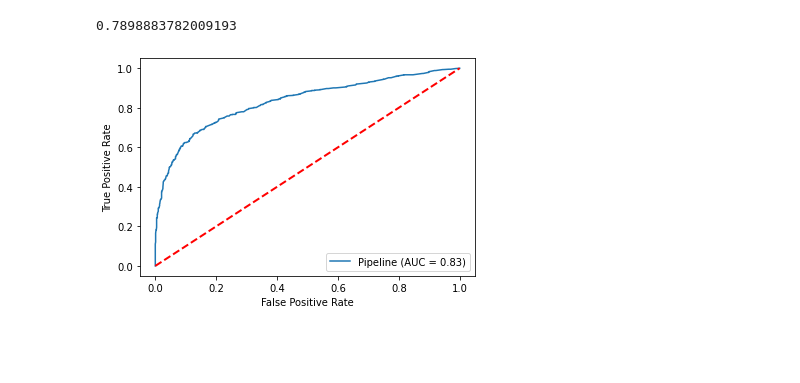
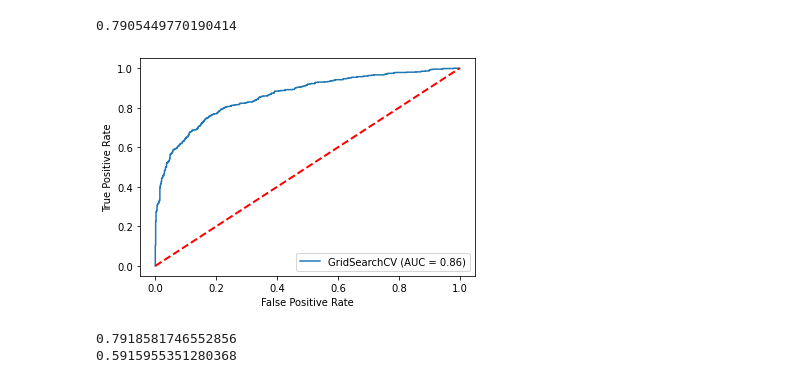
Before and after one commit to deanbgarlick/distaster_tweets_nlp_dataset, a Jupyter notebook: feature_union_model.ipynb, the cells around one changed output. Cells and saved outputs as stored; diff of their text form; code cells hidden in the pictures; blank space fills up the shorter version.

Commit message:
Implement naive bayes classifiers and probability calibration of their estimates

```diff
--- a/feature_union_model.ipynb
+++ b/feature_union_model.ipynb
@@ -26,6 +30,7 @@ def get_ordinal_encoding(x):
     return ordinal_encoding
 
 
+"""
 def make_categorical_numeric_encoder(feature):
     categorical_numeric_encoder_ct = Pipeline(
         [
@@ -34,6 +39,15 @@ def make_categorical_numeric_encoder(feature):
         ]
     )
     return categorical_numeric_encoder_ct
+"""
+
+def make_categorical_numeric_encoder(feature):
+    categorical_numeric_encoder_ct = Pipeline(
+        [
+            ('t_{}'.format(feature), ColumnTransformer([('t_{}'.format(feature), LeaveOneOutEncoder(), feature)])),
+        ]
+    )
+    return categorical_numeric_encoder_ct
 # %%
 meta_data_encoder = ColumnTransformer(
     [
@@ -67,15 +81,59 @@ feature_union_encoder = FeatureUnion(
 # %%
 pipeline = Pipeline([
     ('encode_data', feature_union_encoder),
-    ('classifier', RandomForestClassifier())
+    ('classify', RandomForestClassifier())
 ])
-pipeline.fit(X_train, y_train)
-accuracy_score(pipeline.predict(X_validation), y_validation)
+
+param_grid = {'classify': [RandomForestClassifier(), GradientBoostingClassifier(), LogisticRegression(max_iter=500), Perceptron(max_iter=500)]}
+model = GridSearchCV(pipeline, param_grid)
+model.fit(X_train, y_train)
-# %% [output]
-0.7898883782009193
+# %%
+accuracy_score(model.predict(X_validation), y_validation)
+# %% [output]
+0.7905449770190414
 # %%
-plot_roc_curve(pipeline, X_validation, y_validation)
+plot_roc_curve(model, X_validation, y_validation)
 plt.plot([0, 1], [0, 1], color='red', lw=2, linestyle='--')
 plt.show()
 # %% [output]
-[figure, old version]
+[figure, new version]
+# %%
+numeric_nb = Pipeline(
+    [
+        (
+            'encoding', FeatureUnion(
+                [
+                    ('meta_data_encoded', meta_data_encoder),
+                    ('text_encoded', text_encoder)
+                ]
+            )
+        ),
+        ('classify', MultinomialNB())
+    ]
+)
+
+numeric_nb.fit(X_train, y_train)
+print(accuracy_score(numeric_nb.predict(X_validation), y_validation))
+
+
+
+
+
+categoric_nb = Pipeline(
+    [
+        (
+            'data', FeatureUnion(
+                [
+                    ('keyword_encoded', keyword_encoder),
+                    ('location_encoded', location_encoder)
+                ]
+            )
+        ),
+        ('classify', CategoricalNB())
+    ]
+)
+categoric_nb.fit(X_train, y_train)
+print(accuracy_score(categoric_nb.predict(X_validation), y_validation))
+# %% [output]
+0.7918581746552856
+0.5915955351280368
```
Also changed, not shown: parts of 7 cells of this notebook.
